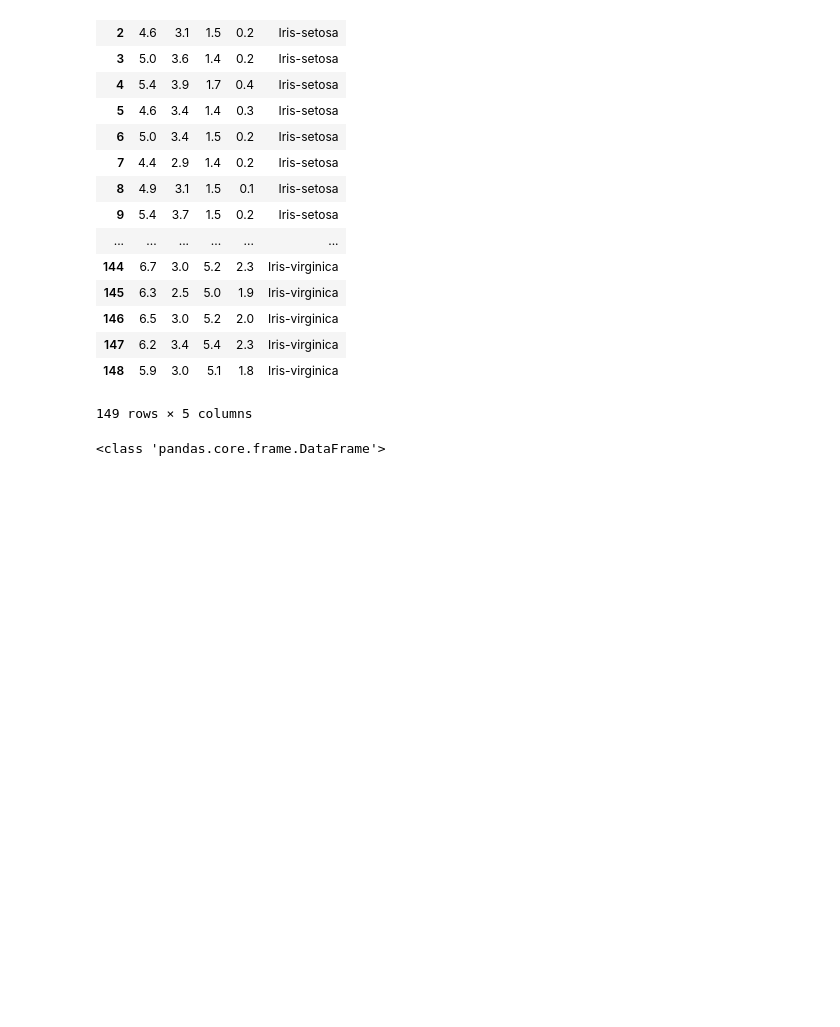
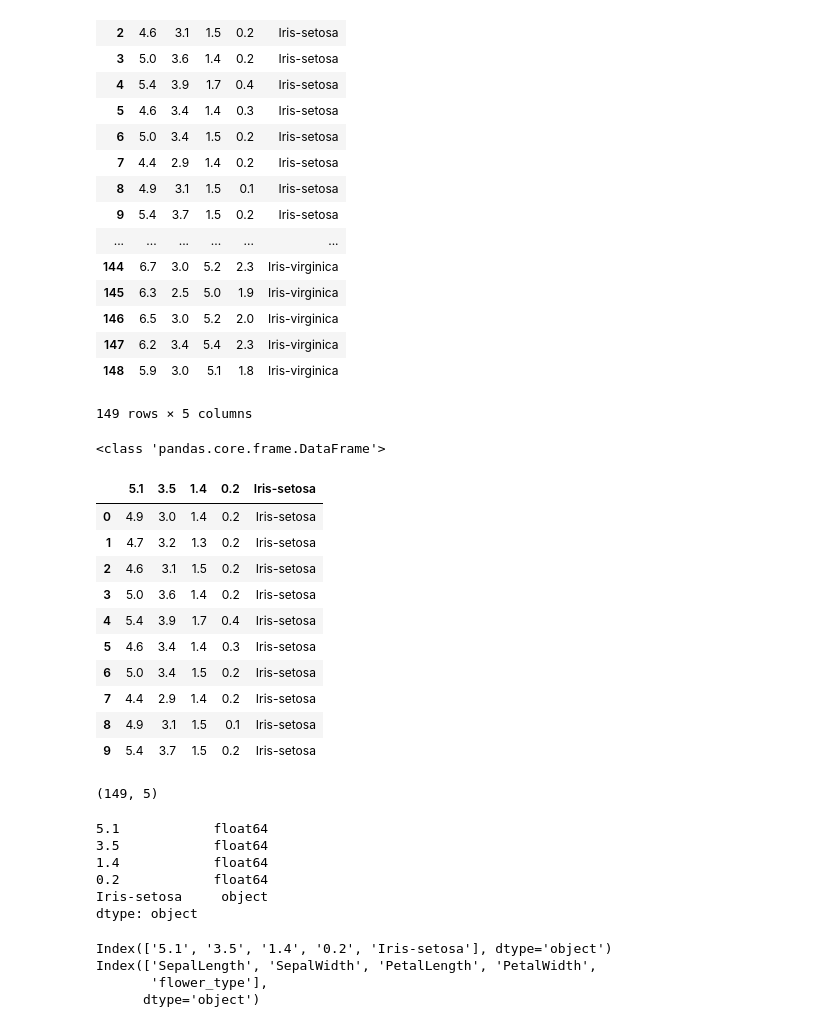
Before and after one commit to anmolkhanna93/MachileLearningPractise, a Jupyter notebook: Pandas.ipynb, the cells around one changed output. Saved outputs shown, nothing was run; the diff lists cells and outputs as text; code cells hidden in the pictures; blank space fills up the shorter version.

```diff
--- a/Pandas.ipynb
+++ b/Pandas.ipynb
@@ -30,0 +35,39 @@ print(type(iris))
+# %%
+df.head(10) # seeing 10 rows, by default it shows 5 rows
+# %% [output]
+|  | 5.1 | 3.5 | 1.4 | 0.2 | Iris-setosa |
+| 0 | 4.9 | 3.0 | 1.4 | 0.2 | Iris-setosa |
+| 1 | 4.7 | 3.2 | 1.3 | 0.2 | Iris-setosa |
+| 2 | 4.6 | 3.1 | 1.5 | 0.2 | Iris-setosa |
+| 3 | 5.0 | 3.6 | 1.4 | 0.2 | Iris-setosa |
+| 4 | 5.4 | 3.9 | 1.7 | 0.4 | Iris-setosa |
+| 5 | 4.6 | 3.4 | 1.4 | 0.3 | Iris-setosa |
+| 6 | 5.0 | 3.4 | 1.5 | 0.2 | Iris-setosa |
+| 7 | 4.4 | 2.9 | 1.4 | 0.2 | Iris-setosa |
+| 8 | 4.9 | 3.1 | 1.5 | 0.1 | Iris-setosa |
+| 9 | 5.4 | 3.7 | 1.5 | 0.2 | Iris-setosa |
+# %%
+print(df.shape)
+# %% [output]
+(149, 5)
+# %%
+print(df.dtypes)
+# %% [output]
+5.1            float64
+3.5            float64
+1.4            float64
+0.2            float64
+Iris-setosa     object
+dtype: object
+# %%
+# Modifying the column headers
+# current headers
+print(df.columns)
+# Modifying headers
+df.columns = ["SepalLength","SepalWidth","PetalLength","PetalWidth","flower_type"]
+print(df.columns)
+# %% [output]
+Index(['5.1', '3.5', '1.4', '0.2', 'Iris-setosa'], dtype='object')
+Index(['SepalLength', 'SepalWidth', 'PetalLength', 'PetalWidth',
+       'flower_type'],
+      dtype='object')
```
Also changed, not shown: parts of 8 cells of this notebook.
